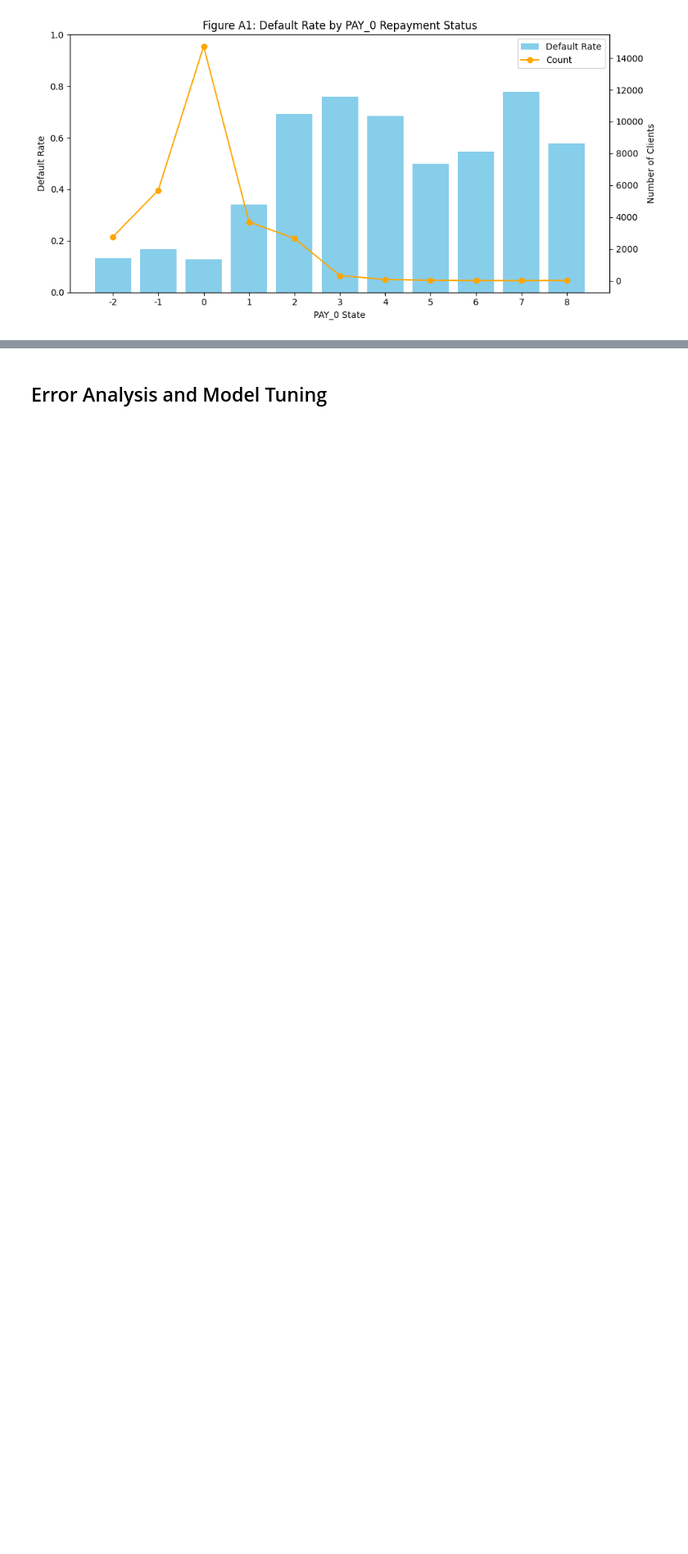
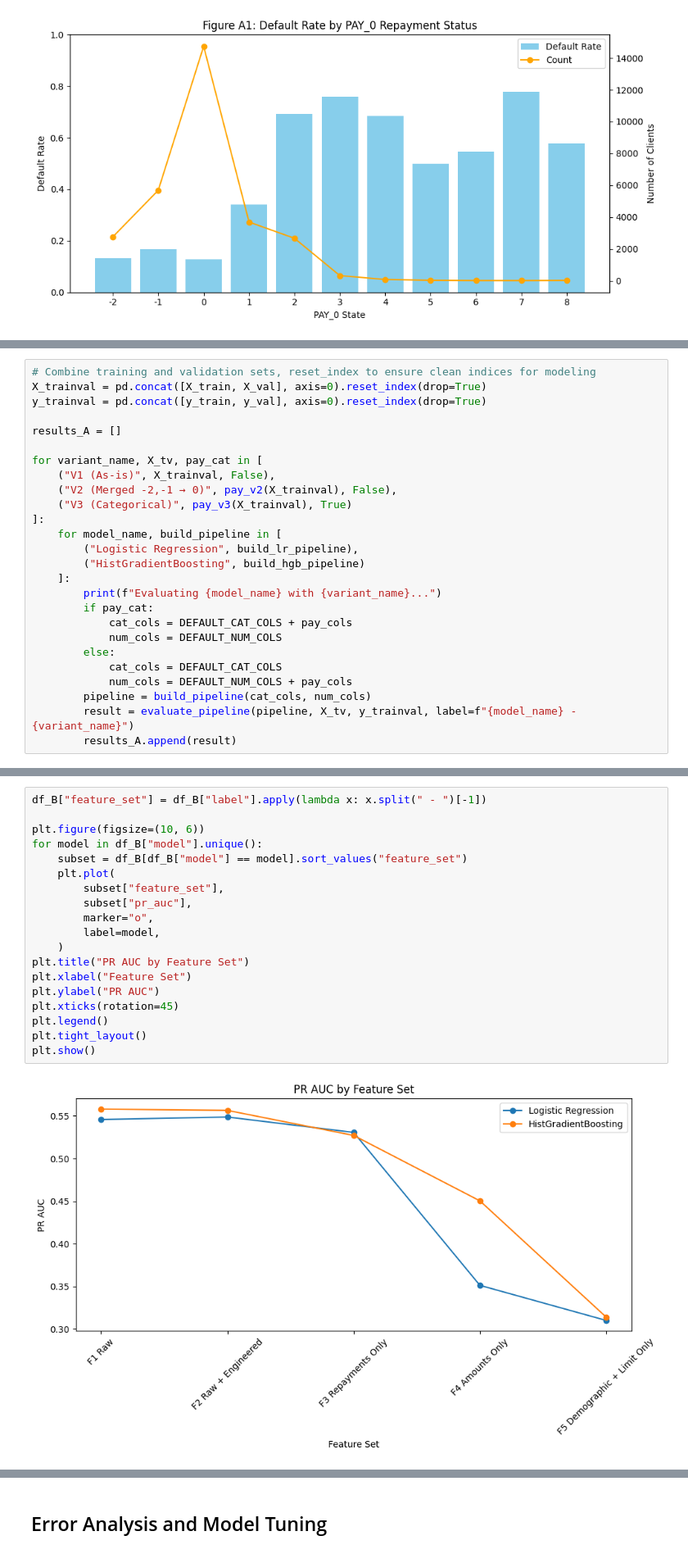
Before and after one commit to kelliekaw/credit-risk-prediction, a Jupyter notebook: credit_risk_prediction.ipynb, the cells around one changed output, grey strips where cells are left out. Shown at 82% size. Saved outputs shown, nothing was run; the diff lists cells and outputs as text; blank space fills up the shorter version.

```diff
--- a/credit_risk_prediction.ipynb
+++ b/credit_risk_prediction.ipynb
@@ -522,0 +547,26 @@ y_prob_rf = rf_model.predict_proba(X_test)[:,1]
+# %%
+# Combine training and validation sets, reset_index to ensure clean indices for modeling
+X_trainval = pd.concat([X_train, X_val], axis=0).reset_index(drop=True)
+y_trainval = pd.concat([y_train, y_val], axis=0).reset_index(drop=True)
+
+results_A = []
+
+for variant_name, X_tv, pay_cat in [
+    ("V1 (As-is)", X_trainval, False),
+    ("V2 (Merged -2,-1 → 0)", pay_v2(X_trainval), False),
+    ("V3 (Categorical)", pay_v3(X_trainval), True)
+]:
+    for model_name, build_pipeline in [
+        ("Logistic Regression", build_lr_pipeline),
+        ("HistGradientBoosting", build_hgb_pipeline)
+    ]:
+        print(f"Evaluating {model_name} with {variant_name}...")
+        if pay_cat:
+            cat_cols = DEFAULT_CAT_COLS + pay_cols
+            num_cols = DEFAULT_NUM_COLS
+        else:
+            cat_cols = DEFAULT_CAT_COLS
+            num_cols = DEFAULT_NUM_COLS + pay_cols
+        pipeline = build_pipeline(cat_cols, num_cols)
+        result = evaluate_pipeline(pipeline, X_tv, y_trainval, label=f"{model_name} - {variant_name}")
+        results_A.append(result)
@@ -522,0 +736,21 @@ y_prob_rf = rf_model.predict_proba(X_test)[:,1]
+# %%
+df_B["feature_set"] = df_B["label"].apply(lambda x: x.split(" - ")[-1])
+
+plt.figure(figsize=(10, 6))
+for model in df_B["model"].unique():
+    subset = df_B[df_B["model"] == model].sort_values("feature_set")
+    plt.plot(
+        subset["feature_set"],
+        subset["pr_auc"],
+        marker="o",
+        label=model,
+    )
+plt.title("PR AUC by Feature Set")
+plt.xlabel("Feature Set")
+plt.ylabel("PR AUC")
+plt.xticks(rotation=45)
+plt.legend()
+plt.tight_layout()
+plt.show()
+# %% [output]
+[figure, added]
```
Also changed, not shown: parts of 68 cells of this notebook, 1 other file.
